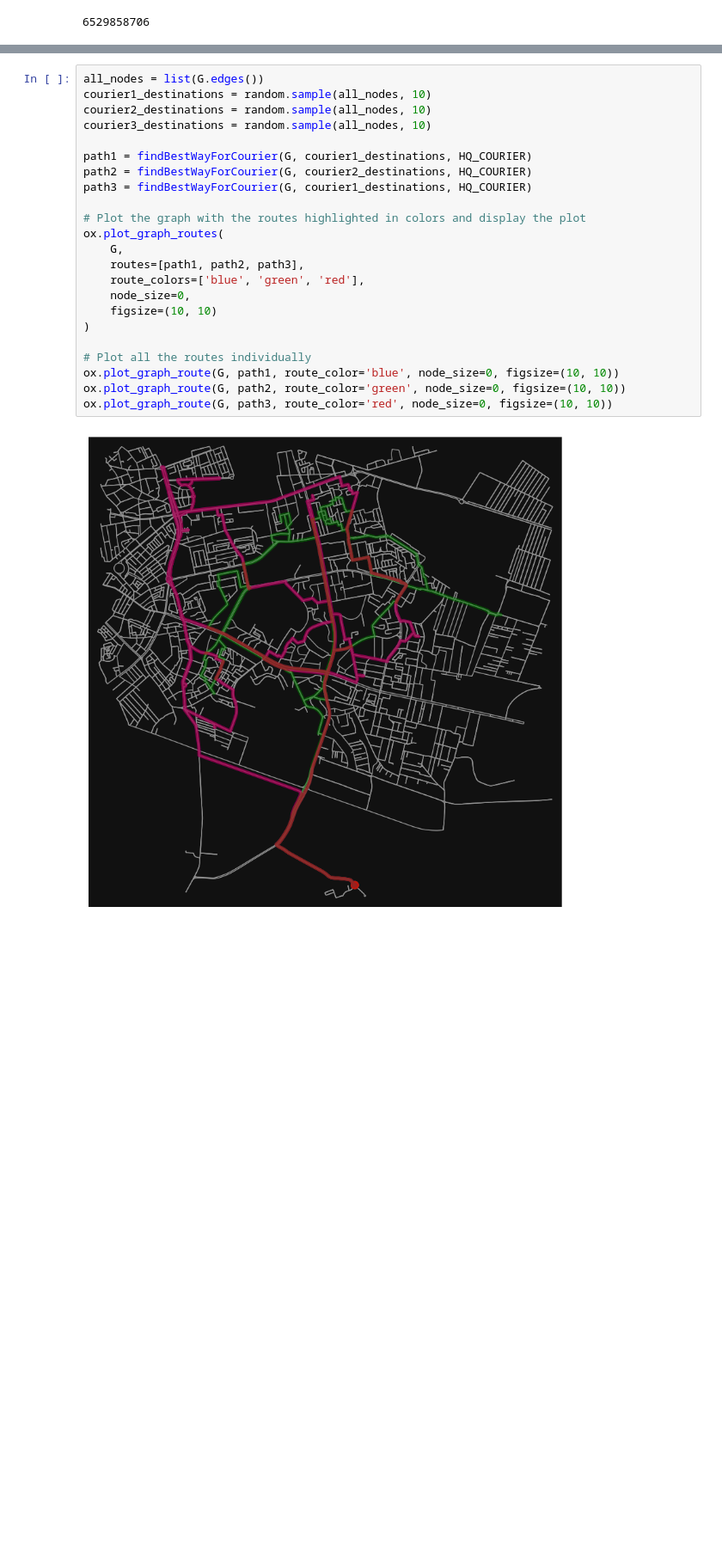
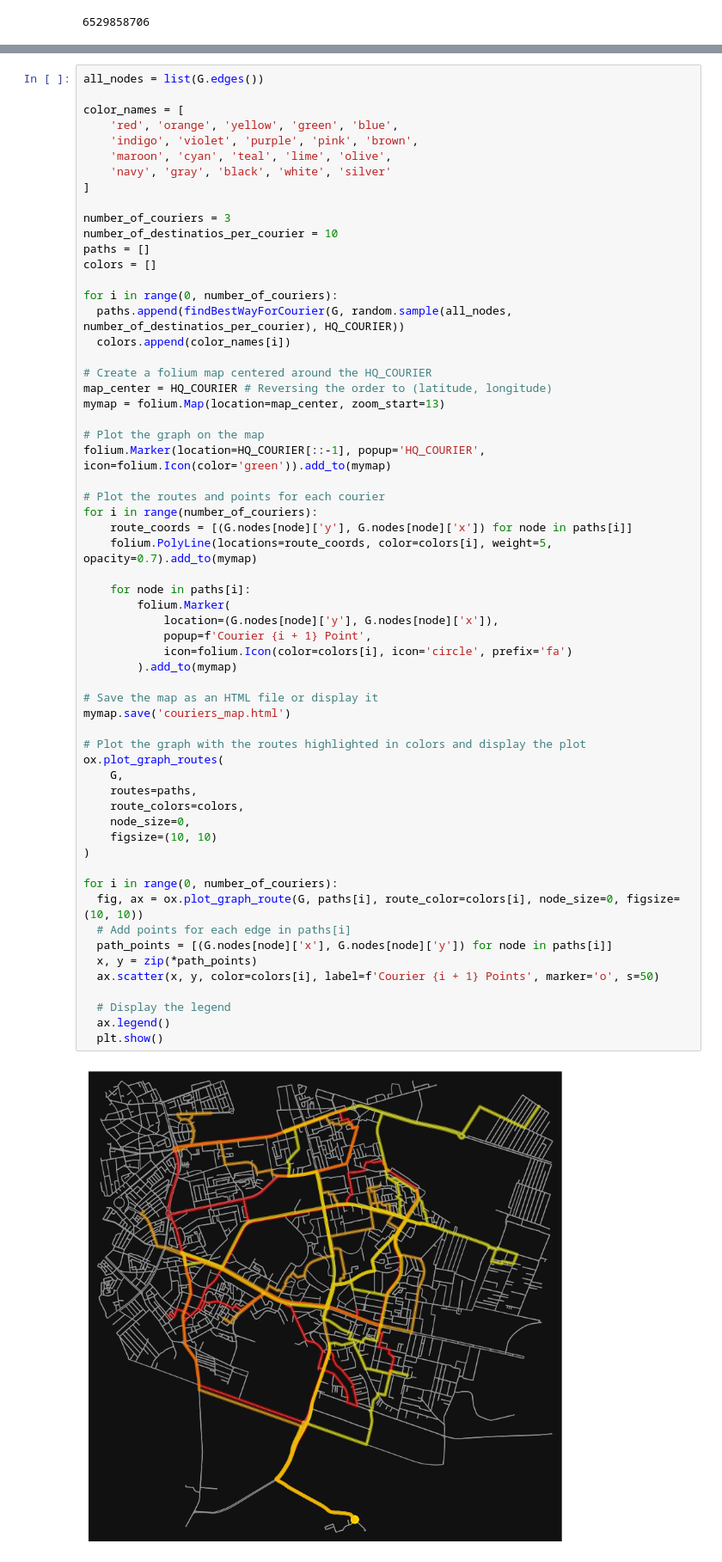
Before and after one commit to ifrimenco/routing-system, a Jupyter notebook: bucharest-plotting.ipynb, the cells around one changed output, grey strips where cells are left out. Shown at 86% size. Drawn from its saved outputs; the diff is of its cells as text; blank space fills up the shorter version.

Commit message:
add folium support

```diff
--- a/bucharest-plotting.ipynb
+++ b/bucharest-plotting.ipynb
@@ -80,26 +80,63 @@ def findBestWayForCourier(G, courier_destinations, hq) :
   return path_nodes
 # %%
 all_nodes = list(G.edges())
-courier1_destinations = random.sample(all_nodes, 10)
-courier2_destinations = random.sample(all_nodes, 10)
-courier3_destinations = random.sample(all_nodes, 10)
 
-path1 = findBestWayForCourier(G, courier1_destinations, HQ_COURIER)
-path2 = findBestWayForCourier(G, courier2_destinations, HQ_COURIER)
-path3 = findBestWayForCourier(G, courier1_destinations, HQ_COURIER)
+color_names = [
+    'red', 'orange', 'yellow', 'green', 'blue',
+    'indigo', 'violet', 'purple', 'pink', 'brown',
+    'maroon', 'cyan', 'teal', 'lime', 'olive',
+    'navy', 'gray', 'black', 'white', 'silver'
+]
+
+number_of_couriers = 3
+number_of_destinatios_per_courier = 10
+paths = []
+colors = []
+
+for i in range(0, number_of_couriers):
+  paths.append(findBestWayForCourier(G, random.sample(all_nodes, number_of_destinatios_per_courier), HQ_COURIER))
+  colors.append(color_names[i])
+
+# Create a folium map centered around the HQ_COURIER
+map_center = HQ_COURIER # Reversing the order to (latitude, longitude)
+mymap = folium.Map(location=map_center, zoom_start=13)
+
+# Plot the graph on the map
+folium.Marker(location=HQ_COURIER[::-1], popup='HQ_COURIER', icon=folium.Icon(color='green')).add_to(mymap)
+
+# Plot the routes and points for each courier
+for i in range(number_of_couriers):
+    route_coords = [(G.nodes[node]['y'], G.nodes[node]['x']) for node in paths[i]]
+    folium.PolyLine(locations=route_coords, color=colors[i], weight=5, opacity=0.7).add_to(mymap)
+
+    for node in paths[i]:
+        folium.Marker(
+            location=(G.nodes[node]['y'], G.nodes[node]['x']),
+            popup=f'Courier {i + 1} Point',
+            icon=folium.Icon(color=colors[i], icon='circle', prefix='fa')
+        ).add_to(mymap)
+
+# Save the map as an HTML file or display it
+mymap.save('couriers_map.html')
 
 # Plot the graph with the routes highlighted in colors and display the plot
 ox.plot_graph_routes(
     G,
-    routes=[path1, path2, path3],
-    route_colors=['blue', 'green', 'red'],
+    routes=paths,
+    route_colors=colors,
     node_size=0,
     figsize=(10, 10)
 )
 
-# Plot all the routes individually
-ox.plot_graph_route(G, path1, route_color='blue', node_size=0, figsize=(10, 10))
-ox.plot_graph_route(G, path2, route_color='green', node_size=0, figsize=(10, 10))
-ox.plot_graph_route(G, path3, route_color='red', node_size=0, figsize=(10, 10))
+for i in range(0, number_of_couriers):
+  fig, ax = ox.plot_graph_route(G, paths[i], route_color=colors[i], node_size=0, figsize=(10, 10))
+  # Add points for each edge in paths[i]
+  path_points = [(G.nodes[node]['x'], G.nodes[node]['y']) for node in paths[i]]
+  x, y = zip(*path_points)
+  ax.scatter(x, y, color=colors[i], label=f'Courier {i + 1} Points', marker='o', s=50)
+
+  # Display the legend
+  ax.legend()
+  plt.show()
 # %% [output]
-[figure, old version]
+[figure, new version]
```
Also changed, not shown: parts of 2 cells of this notebook, 1 other file.
